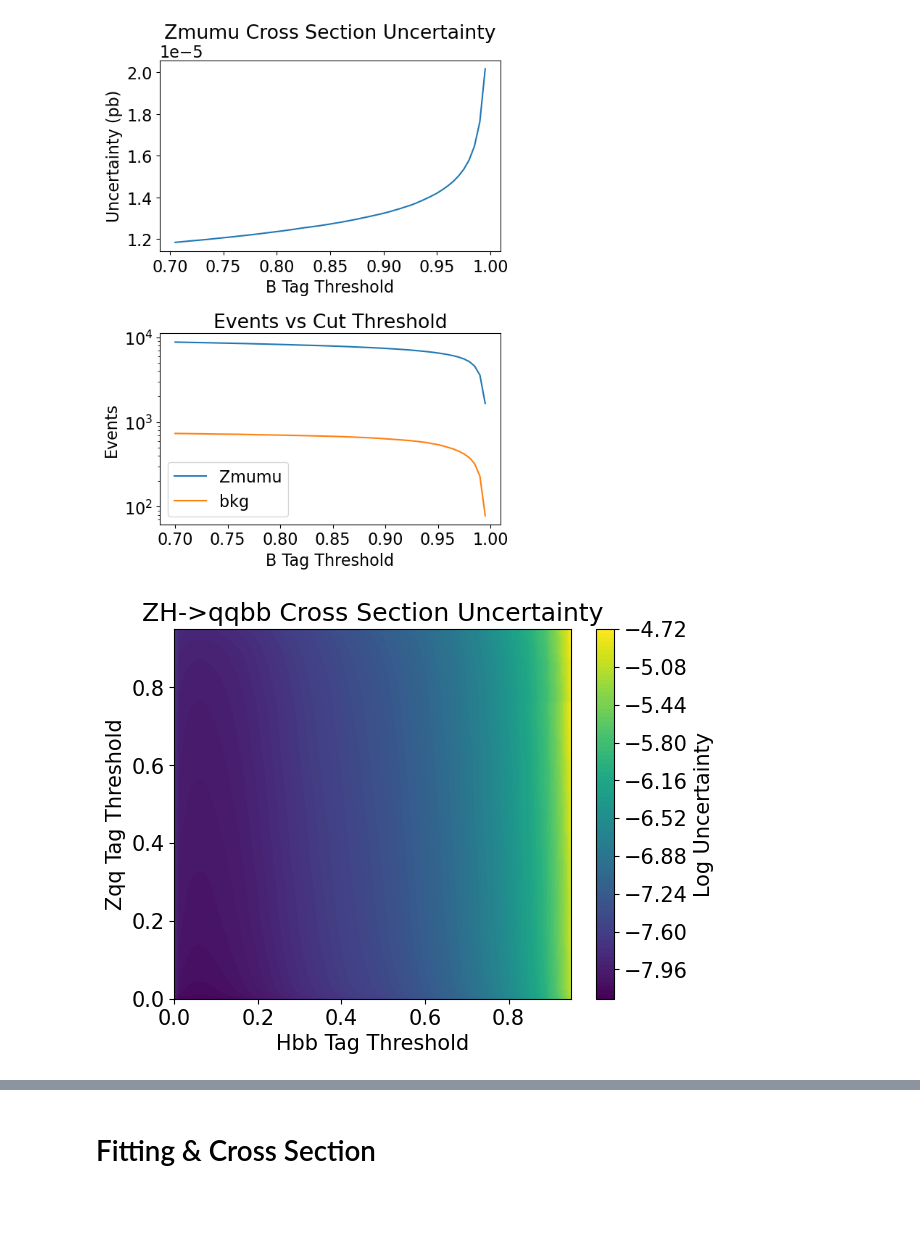
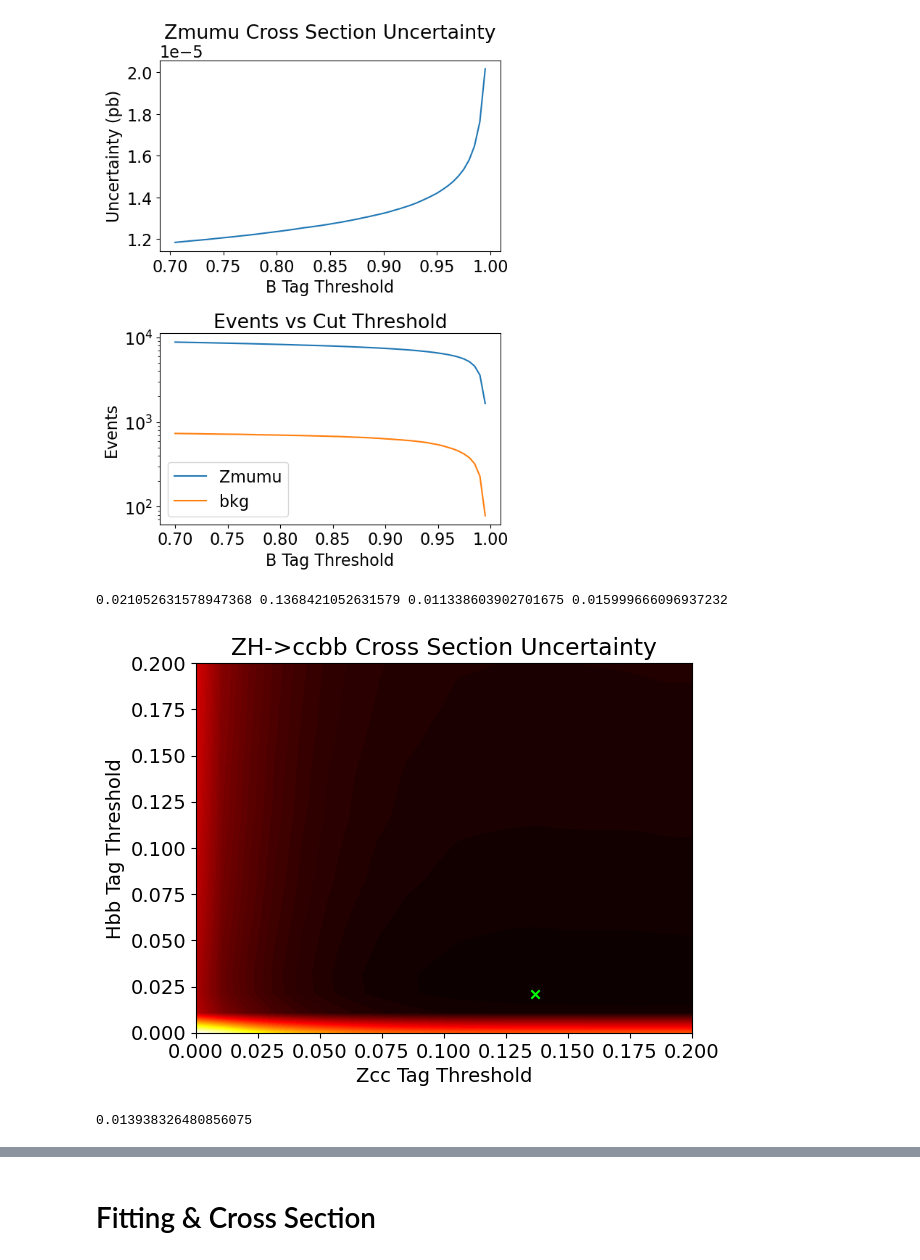
Before and after one commit to ilsanford/FCCAnalyzer, a Jupyter notebook: analyses/h_bb/h_bb.ipynb, the cells around one changed output, grey strips where cells are left out. Drawn from its saved outputs; the diff is of its cells as text; code cells hidden in the pictures; blank space fills up the shorter version.

```diff
--- a/analyses/h_bb/h_bb.ipynb
+++ b/analyses/h_bb/h_bb.ipynb
@@ -306,7 +308,7 @@ plt.show()
 # %% [markdown]
 <h1>Flavour Tagging Scan</h1>
 # %%
-df = uproot.open("/home/submit/jakedlee/FCCAnalyzer/output_h_bb.root")
+df = uproot.open("/home/submit/jakedlee/FCCAnalyzer/best_h_bb.root")
 
 def minmax(data):
     min_val = np.nanmin(data)
@@ -388,66 +390,80 @@ plt.show()
 # %% [output]
 [figure]
 # %%
-p = 'qq'
+p = 'cc'
 
-bb = [f'wzp6_ee_{i}H_Hbb_ecm240' for i in filter(lambda j : j != p, ['bb', 'cc', 'ss', 'qq'])]
-cc = [f'wzp6_ee_{i}H_Hcc_ecm240' for i in ['bb', 'cc', 'ss', 'qq']]
-gg = [f'wzp6_ee_{i}H_Hgg_ecm240' for i in ['bb', 'cc', 'ss', 'qq']]
-bkg_samples = bb + cc + gg
+bb = [f'wzp6_ee_{i}H_Hbb_ecm240' for i in filter(lambda j : j != p, ['mumu', 'bb', 'cc', 'ss', 'qq'])]
+cc = [f'wzp6_ee_{i}H_Hcc_ecm240' for i in ['mumu', 'bb', 'cc', 'ss', 'qq']]
+gg = [f'wzp6_ee_{i}H_Hgg_ecm240' for i in ['mumu', 'bb', 'cc', 'ss', 'qq']]
+bkg_samples = bb + cc + gg + ['p8_ee_WW_ecm240', 'p8_ee_ZZ_ecm240']
 
-xbkg = reduce(np.append, [minmax(df[f'{i}/Hbb_prob_vs_Z{p}_prob'].values()[0]) for i in bkg_samples])
-ybkg = reduce(np.append, [minmax(df[f'{i}/Hbb_prob_vs_Z{p}_prob'].values()[1]) for i in bkg_samples])
+#xbkg = reduce(np.append, [minmax(df[f'{i}/Hbb_prob_vs_Z{p}_prob'].values()[0]) for i in bkg_samples])
+#ybkg = reduce(np.append, [minmax(df[f'{i}/Hbb_prob_vs_Z{p}_prob'].values()[1]) for i in bkg_samples])
 
 xsig = minmax(df[f'wzp6_ee_{p}H_Hbb_ecm240/Hbb_prob_vs_Z{p}_prob'].values()[0])
 ysig = minmax(df[f'wzp6_ee_{p}H_Hbb_ecm240/Hbb_prob_vs_Z{p}_prob'].values()[1])
 
 def uncert(cutH, cutZ):
-    scale = df[f'wzp6_ee_{p}H_Hbb_ecm240/cutFlow_{p}'].values()[4] / xsig.size
-    Nsig = xsig[(xsig > cutH) & (ysig > cutZ)].size * scale
     L    = 7200000
 
-    Nbkg  = 0
+    Nsig = xsig[~(np.isnan(xsig)) & ~(np.isnan(ysig)) & (xsig > cutH) & (ysig > cutZ)].size
+    nsig = L * df[f'wzp6_ee_{p}H_Hbb_ecm240/meta'].values()[2] * Nsig / df[f'wzp6_ee_{p}H_Hbb_ecm240/meta'].values()[1]
+
+    nbkg  = 0
     dNbkg = 0
     for i in bkg_samples:
         xbkg = minmax(df[f'{i}/Hbb_prob_vs_Z{p}_prob'].values()[0])
         ybkg = minmax(df[f'{i}/Hbb_prob_vs_Z{p}_prob'].values()[1])
-        Nbkg += xbkg[(xbkg > cutH) & (ybkg > cutZ)].size * df[f'{i}/cutFlow_{p}'].values()[4] / xbkg.size
 
-        Nsel = xbkg[(xbkg > cutH) & (ybkg > cutZ)].size
+        temp = xbkg[~(np.isnan(xbkg)) & ~(np.isnan(ybkg)) & (xbkg > cutH) & (ybkg > cutZ)].size
+
+        nbkg += temp * L * df[f'{i}/meta'].values()[2] / df[f'{i}/meta'].values()[1]
+
+        Nsel = temp
         Ntot = df[f'{i}/meta'].values()[1]
 
         dNbkg += (L*df[f'{i}/meta'].values()[2]*np.sqrt(Nsel*(Ntot - Nsel) / Ntot**3))**2
     dNbkg = np.sqrt(dNbkg)
 
-    A    = Nsig / (L * df[f'wzp6_ee_{p}H_Hbb_ecm240/meta'].values()[2])
+    A    = Nsig / df[f'wzp6_ee_{p}H_Hbb_ecm240/meta'].values()[1]
     E    = 1
-    Nobs = Nsig + Nbkg
+    Nobs = nsig + nbkg
 
     dNobs = 1 / np.sqrt(Nobs)
     dA    = np.sqrt(A * (1 - A) / df[f'wzp6_ee_{p}H_Hbb_ecm240/meta'].values()[1])
+    dL    = 0.3e-6
 
-    xsec  = (Nobs - Nbkg) / (A*E*L)
-    dxsec = np.sqrt((dNbkg/(A*E*L))**2 + (dNobs/(A*E*L))**2 + (dA*xsec/A)**2)
+    xsec  = (Nobs - nbkg) / (A*E*L)
+    dxsec = np.sqrt((dNbkg/(A*E*L))**2 + (dNobs/(A*E*L))**2 + (dA*xsec/A)**2 + (dL*xsec/L))
 
-    return dxsec
+    return dxsec / xsec
 
-res = 100
-x = np.linspace(0, 0.95, res)
-y = np.linspace(0, 0.95, res)
+res = 20
+x = np.linspace(0, 0.2, res)
+y = np.linspace(0, 0.2, res)
 X, Y = np.meshgrid(x, y)
 sigma = np.zeros((res, res))
 for i in range(res):
     for j in range(res):
         sigma[i][j] = uncert(x[i], y[j])
-sigma = np.log(sigma)
-
-plt.contourf(X, Y, sigma, levels=100)
-
-plt.title(f"ZH->{p}bb Cross Section Uncertainty")
-plt.ylabel(f"Z{p} Tag Threshold")
-plt.xlabel("Hbb Tag Threshold")
-
-plt.colorbar(label='Log Uncertainty')
-plt.show()
+#sigma = np.log(sigma)
-# %% [output]
-[figure, removed]
+# %%
+plt.contourf(X, Y, sigma, levels=100, cmap='hot')
+
+plt.title(f"ZH->{p}bb Cross Section Uncertainty")
+plt.xlabel(f"Z{p} Tag Threshold")
+plt.ylabel("Hbb Tag Threshold")
+
+[minx], [miny] = np.where(sigma == np.min(sigma))
+print(x[minx], y[miny], uncert(x[minx], y[miny]), uncert(x[miny], y[minx]))
+plt.scatter(y[miny], x[minx], color=(0,1,0), marker='x')
+
+#plt.colorbar(label='Log Uncertainty')
+plt.show()
+# %% [output]
+0.021052631578947368 0.1368421052631579 0.011338603902701675 0.015999666096937232
+[figure, added]
+# %%
+uncert(0.042, 0.011)
+# %% [output]
+0.013938326480856075
```
Also changed, not shown: parts of 7 cells of this notebook, 1 other file.
